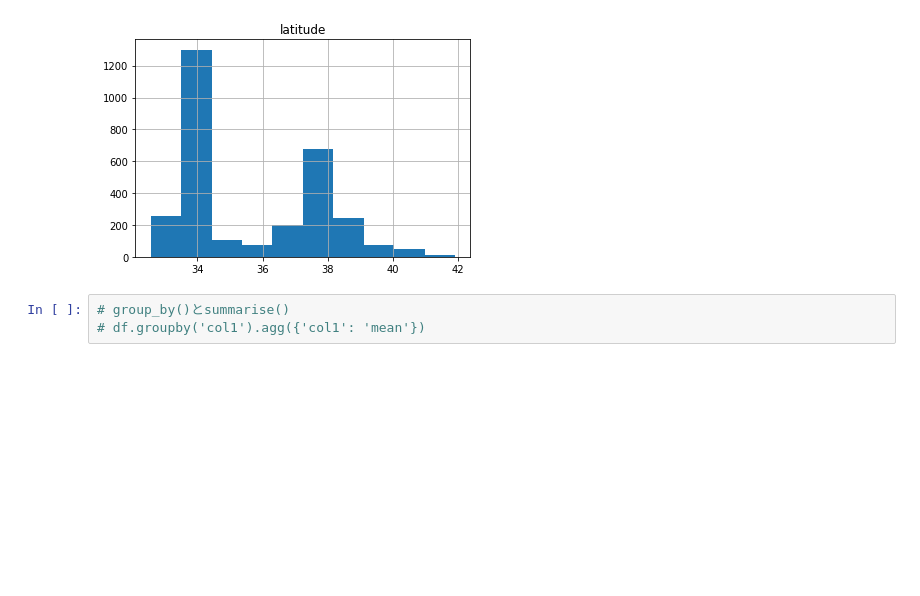
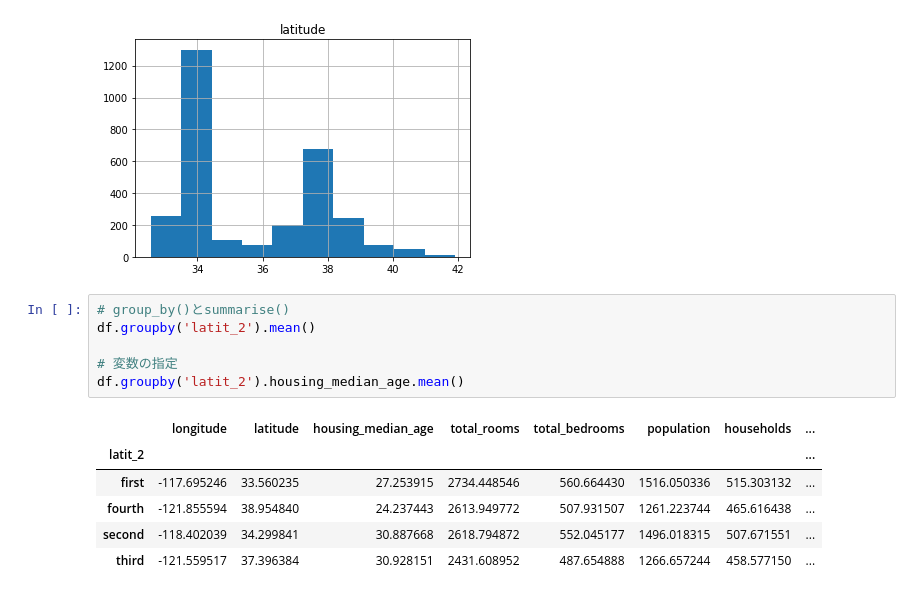
Before and after one commit to izunyan/practice_py, a Jupyter notebook: practice.ipynb, the cells around one changed output. Saved outputs shown, nothing was run; the diff lists cells and outputs as text; blank space fills up the shorter version.

```diff
--- a/practice.ipynb
+++ b/practice.ipynb
@@ -170,4 +170,14 @@ df[["latitude", "latit_2"]].head()
 [figure]
 # %%
 # group_by()とsummarise()
-# df.groupby('col1').agg({'col1': 'mean'})
+df.groupby('latit_2').mean()
+
+# 変数の指定
+df.groupby('latit_2').housing_median_age.mean()
+# %% [output]
+|  | longitude | latitude | housing_median_age | total_rooms | total_bedrooms | population | households | ... |
+| latit_2 |  |  |  |  |  |  |  | ... |
+| first | -117.695246 | 33.560235 | 27.253915 | 2734.448546 | 560.664430 | 1516.050336 | 515.303132 | ... |
+| fourth | -121.855594 | 38.954840 | 24.237443 | 2613.949772 | 507.931507 | 1261.223744 | 465.616438 | ... |
+| second | -118.402039 | 34.299841 | 30.887668 | 2618.794872 | 552.045177 | 1496.018315 | 507.671551 | ... |
+| third | -121.559517 | 37.396384 | 30.928151 | 2431.608952 | 487.654888 | 1266.657244 | 458.577150 | ... |
```
Also changed, not shown: parts of 2 cells of this notebook.
